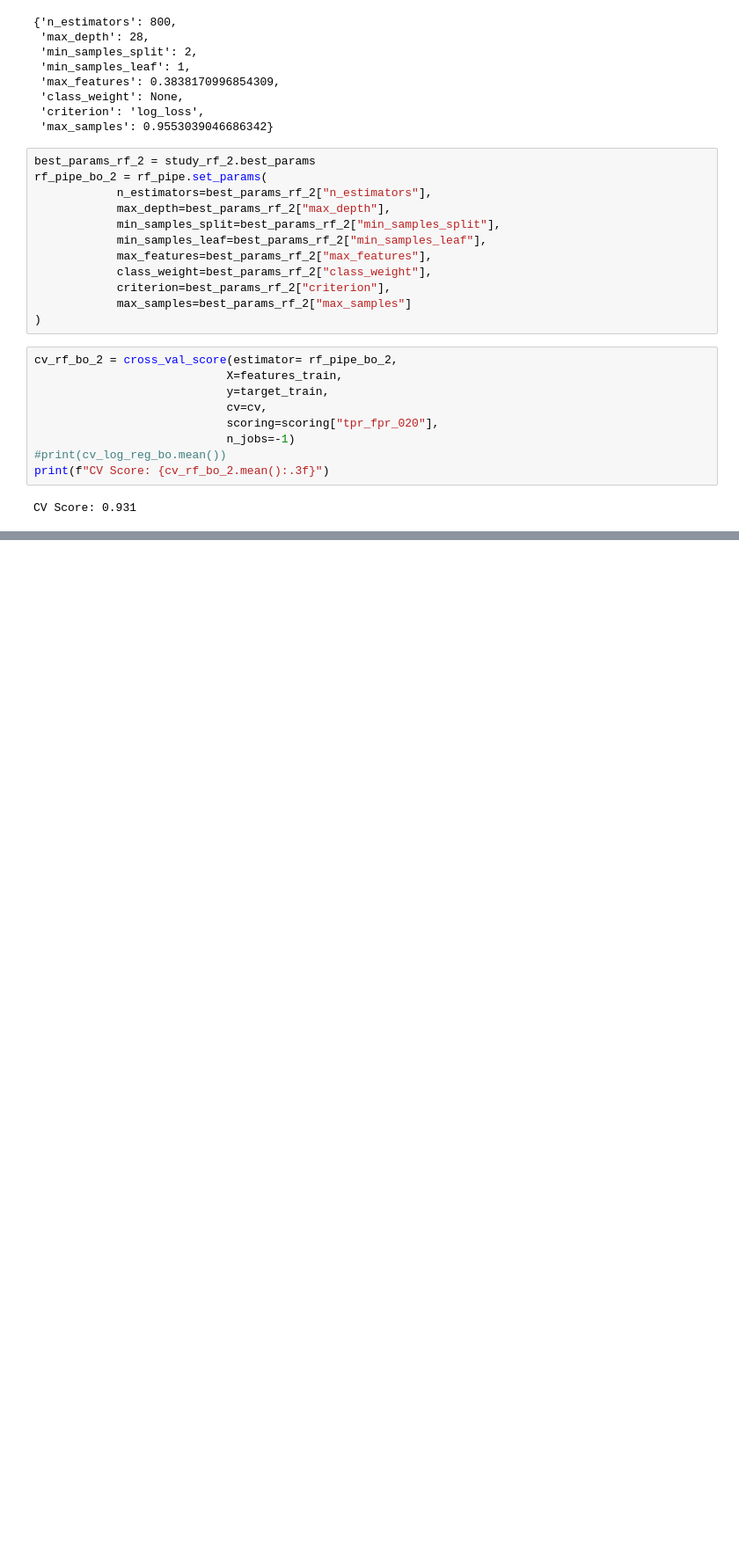
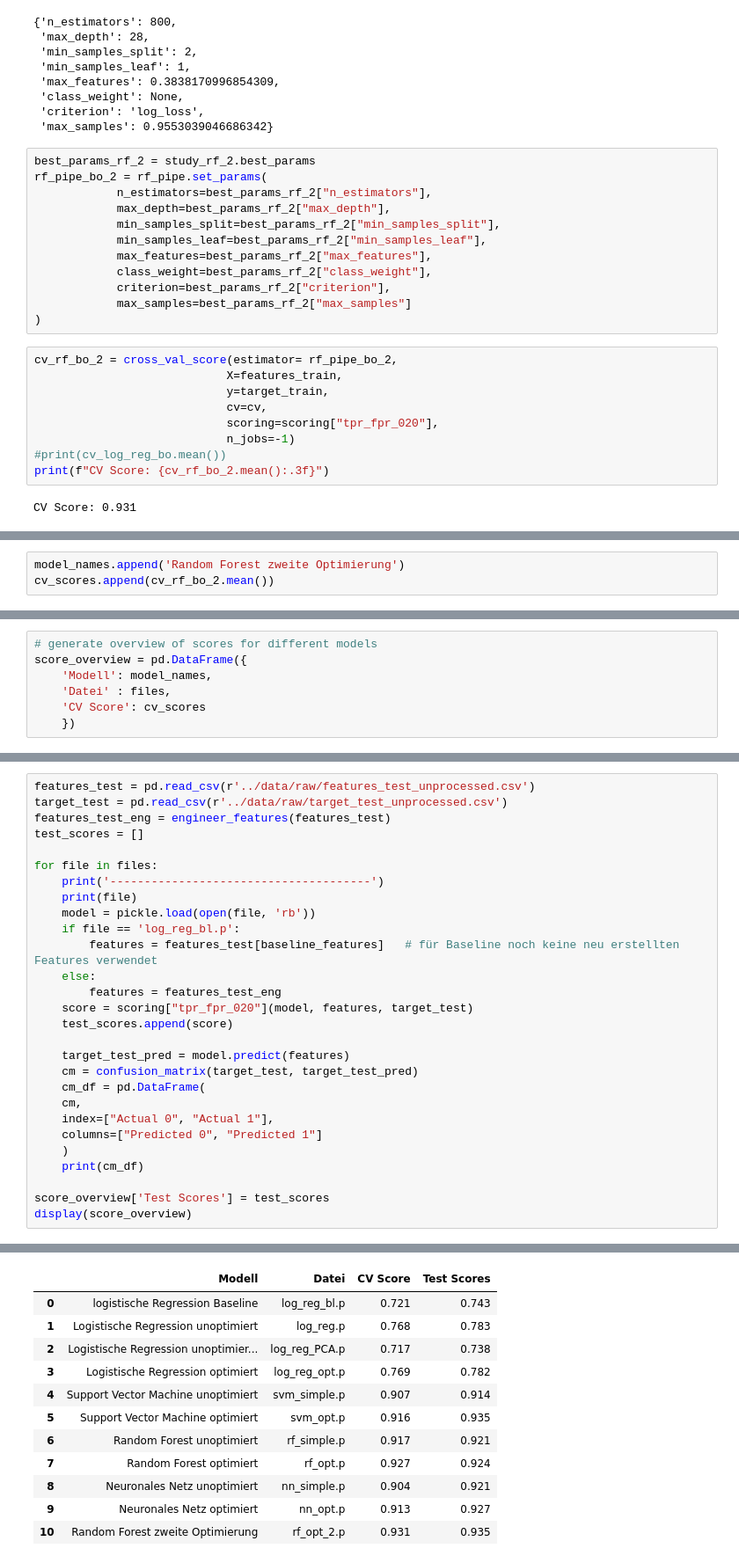
Before and after one commit to k-skupin/MAGIC-Gamma-Telescope, a Jupyter notebook: notebooks/Gamma_models.ipynb, the cells around one changed output, grey strips where cells are left out. Shown at 88% size. Cells and saved outputs as stored; diff of their text form; blank space fills up the shorter version.

```diff
--- a/notebooks/Gamma_models.ipynb
+++ b/notebooks/Gamma_models.ipynb
@@ -1266,0 +1343,3 @@ optimiertes neuronales Netz: 0.913
+# %%
+model_names.append('Random Forest zweite Optimierung')
+cv_scores.append(cv_rf_bo_2.mean())
@@ -1266,0 +1360,7 @@ optimiertes neuronales Netz: 0.913
+# %%
+# generate overview of scores for different models
+score_overview = pd.DataFrame({
+    'Modell': model_names,
+    'Datei' : files,
+    'CV Score': cv_scores
+    })
@@ -1266,0 +1383,29 @@ optimiertes neuronales Netz: 0.913
+# %%
+features_test = pd.read_csv(r'../data/raw/features_test_unprocessed.csv')
+target_test = pd.read_csv(r'../data/raw/target_test_unprocessed.csv')
+features_test_eng = engineer_features(features_test)
+test_scores = []
+
+for file in files:
+    print('--------------------------------------')
+    print(file)
+    model = pickle.load(open(file, 'rb'))
+    if file == 'log_reg_bl.p':
+        features = features_test[baseline_features]   # für Baseline noch keine neu erstellten Features verwendet
+    else:
+        features = features_test_eng
+    score = scoring["tpr_fpr_020"](model, features, target_test)
+    test_scores.append(score)
+
+    target_test_pred = model.predict(features)
+    cm = confusion_matrix(target_test, target_test_pred)
+    cm_df = pd.DataFrame(
+    cm,
+    index=["Actual 0", "Actual 1"],
+    columns=["Predicted 0", "Predicted 1"]
+    )
+    print(cm_df)
+
+score_overview['Test Scores'] = test_scores
+display(score_overview)
+# %% [output]
@@ -1266,0 +1429,12 @@ optimiertes neuronales Netz: 0.913
+|  | Modell | Datei | CV Score | Test Scores |
+| 0 | logistische Regression Baseline | log_reg_bl.p | 0.721 | 0.743 |
+| 1 | Logistische Regression unoptimiert | log_reg.p | 0.768 | 0.783 |
+| 2 | Logistische Regression unoptimier... | log_reg_PCA.p | 0.717 | 0.738 |
+| 3 | Logistische Regression optimiert | log_reg_opt.p | 0.769 | 0.782 |
+| 4 | Support Vector Machine unoptimiert | svm_simple.p | 0.907 | 0.914 |
+| 5 | Support Vector Machine optimiert | svm_opt.p | 0.916 | 0.935 |
+| 6 | Random Forest unoptimiert | rf_simple.p | 0.917 | 0.921 |
+| 7 | Random Forest optimiert | rf_opt.p | 0.927 | 0.924 |
+| 8 | Neuronales Netz unoptimiert | nn_simple.p | 0.904 | 0.921 |
+| 9 | Neuronales Netz optimiert | nn_opt.p | 0.913 | 0.927 |
+| 10 | Random Forest zweite Optimierung | rf_opt_2.p | 0.931 | 0.935 |
```
Also changed, not shown: parts of 57 cells of this notebook, 11 other files.
